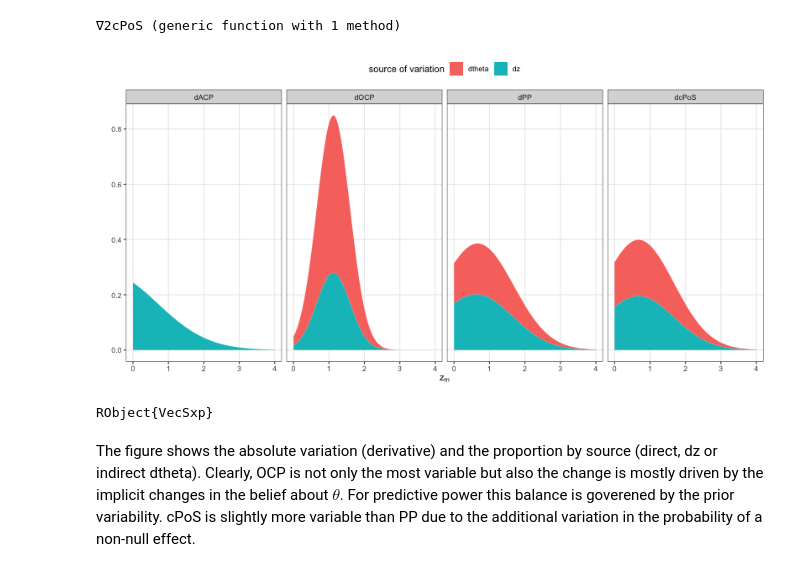
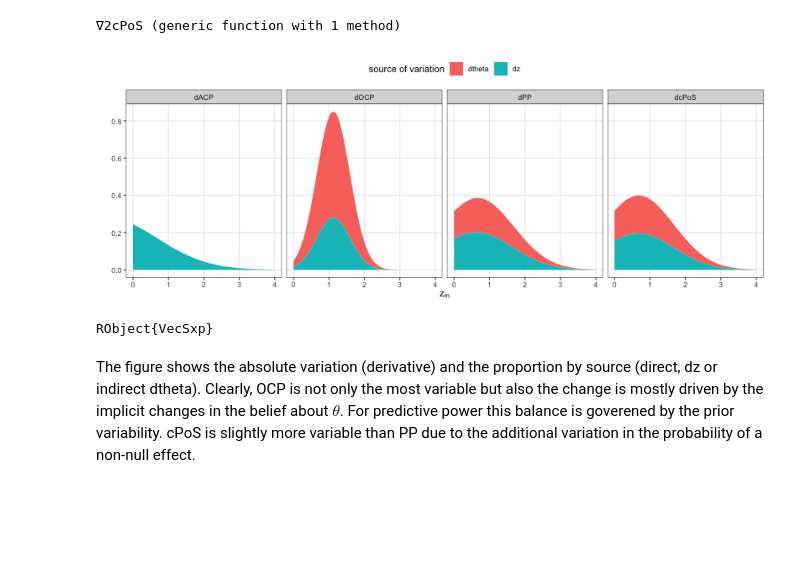
Before and after one commit to kkmann/unblinded-sample-size-adaptation, a Jupyter notebook: notebooks/conditional-power-and-friends.ipynb, the cells around one changed output. Cells and saved outputs as stored; diff of their text form; code cells hidden in the pictures; blank space fills up the shorter version.

```diff
--- a/notebooks/conditional-power-and-friends.ipynb
+++ b/notebooks/conditional-power-and-friends.ipynb
@@ -368,36 +376,37 @@ end
 zm = 0:0.005:4
 
 tbl = DataFrame(
-            zm = zm,
+             zm = zm,
         dACP_dz = ∇1CP.(zm, n, m, crit, 0.4),
         dOCP_dz = ∇1CP.(zm, n, m, crit, zm ./ sqrt(m)),
          dPP_dz = ∇1PP.(zm, n, m, crit, φ),
     dOCP_dtheta = ∇2CP.(zm, n, m, crit, zm ./ sqrt(m)) ./ sqrt(m),
      dPP_dtheta = ∇2PP.(zm, n, m, crit, φ),
        dcPoS_dz = ∇1cPoS.(zm, n, m, crit, φ),
    dcPoS_dtheta = ∇2cPoS.(zm, n, m, crit, φ)
 )
 
+RCall.rcall_p(:options, rcalljl_options=Dict(:width => 800, :height => 300))
 R"
 $tbl %>%
     pivot_longer(-zm) %>%
     separate(name, c('quantity', 'source of variation'), sep = '_') %>%
     mutate(
         quantity = factor(quantity, levels = c('dACP', 'dOCP', 'dPP', 'dcPoS'))
     ) %>%
     ggplot() +
         aes(zm, value, fill = `source of variation`) +
         geom_area(position = position_stack()) +
         facet_wrap(~quantity, nrow = 1) +
         labs(x = expression(z[m]), y = '') +
         theme_bw() +
         theme(
              legend.position = 'top',
             panel.grid.minor = element_blank()
         )
 "
 # %% [output]
-[figure, old version]
+[figure, new version]
 RObject{VecSxp}
 # %% [markdown]
 The figure shows the absolute variation (derivative) and the proportion by source (direct, dz or indirect dtheta).
```
Also changed, not shown: parts of 48 cells of this notebook, 1 other file.
